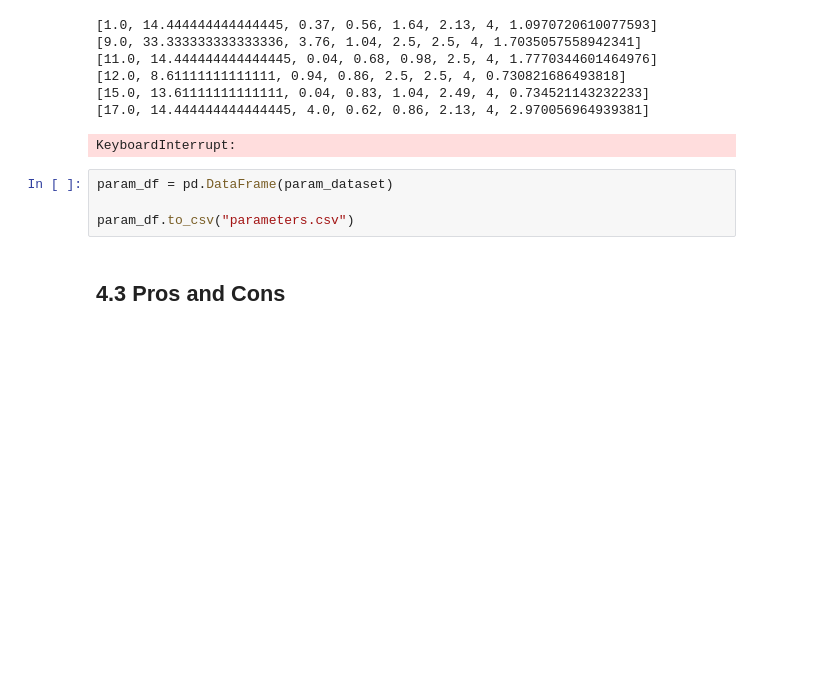
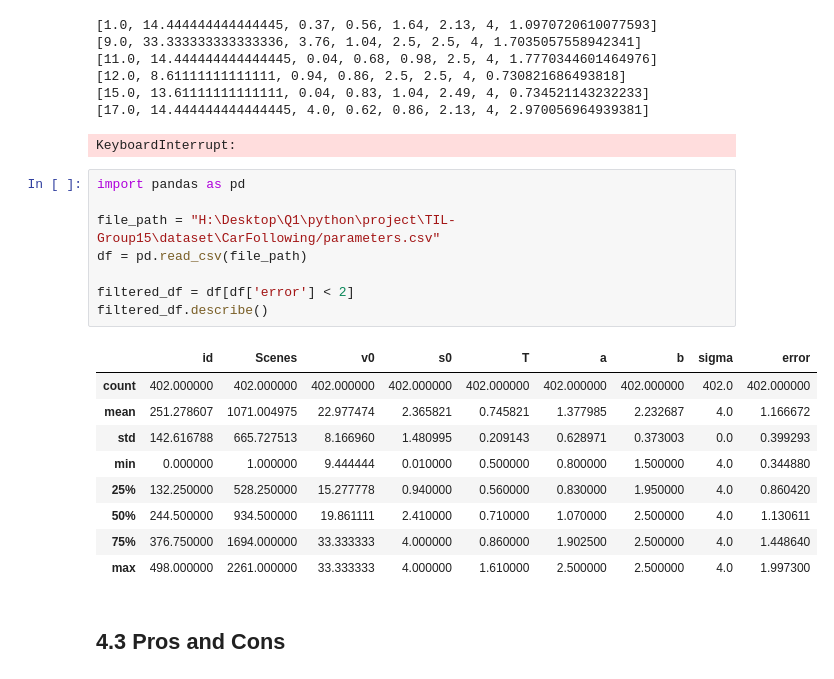
Before and after one commit to 88Cin/TIL-Group15, a Jupyter notebook: files/project.ipynb, the cells around one changed output. Saved outputs shown, nothing was run; the diff lists cells and outputs as text; blank space fills up the shorter version.

```diff
--- a/files/project.ipynb
+++ b/files/project.ipynb
@@ -852,10 +852,24 @@ for i in range(TEST_NUM):
 [15.0, 13.61111111111111, 0.04, 0.83, 1.04, 2.49, 4, 0.734521143232233]
 [17.0, 14.444444444444445, 4.0, 0.62, 0.86, 2.13, 4, 2.970056964939381]
 KeyboardInterrupt:
-# %%
-param_df = pd.DataFrame(param_dataset)
-
-param_df.to_csv("parameters.csv")
+# %%
+import pandas as pd
+
+file_path = "H:\Desktop\Q1\python\project\TIL-Group15\dataset\CarFollowing/parameters.csv"
+df = pd.read_csv(file_path)
+
+filtered_df = df[df['error'] < 2]
+filtered_df.describe()
+# %% [output]
+|  | id | Scenes | v0 | s0 | T | a | b | sigma | error |
+| count | 402.000000 | 402.000000 | 402.000000 | 402.000000 | 402.000000 | 402.000000 | 402.000000 | 402.0 | 402.000000 |
+| mean | 251.278607 | 1071.004975 | 22.977474 | 2.365821 | 0.745821 | 1.377985 | 2.232687 | 4.0 | 1.166672 |
+| std | 142.616788 | 665.727513 | 8.166960 | 1.480995 | 0.209143 | 0.628971 | 0.373003 | 0.0 | 0.399293 |
+| min | 0.000000 | 1.000000 | 9.444444 | 0.010000 | 0.500000 | 0.800000 | 1.500000 | 4.0 | 0.344880 |
+| 25% | 132.250000 | 528.250000 | 15.277778 | 0.940000 | 0.560000 | 0.830000 | 1.950000 | 4.0 | 0.860420 |
+| 50% | 244.500000 | 934.500000 | 19.861111 | 2.410000 | 0.710000 | 1.070000 | 2.500000 | 4.0 | 1.130611 |
+| 75% | 376.750000 | 1694.000000 | 33.333333 | 4.000000 | 0.860000 | 1.902500 | 2.500000 | 4.0 | 1.448640 |
+| max | 498.000000 | 2261.000000 | 33.333333 | 4.000000 | 1.610000 | 2.500000 | 2.500000 | 4.0 | 1.997300 |
 # %% [markdown]
 ## 4.3 Pros and Cons
 # %% [markdown]
```
